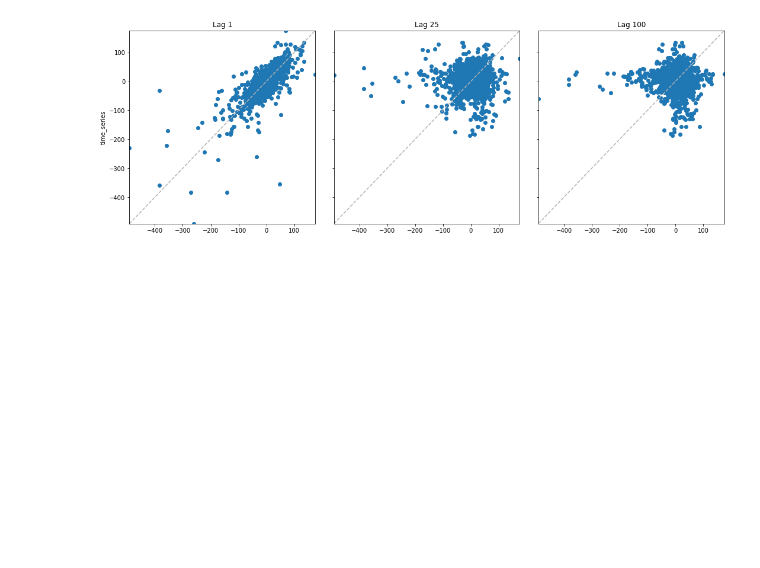
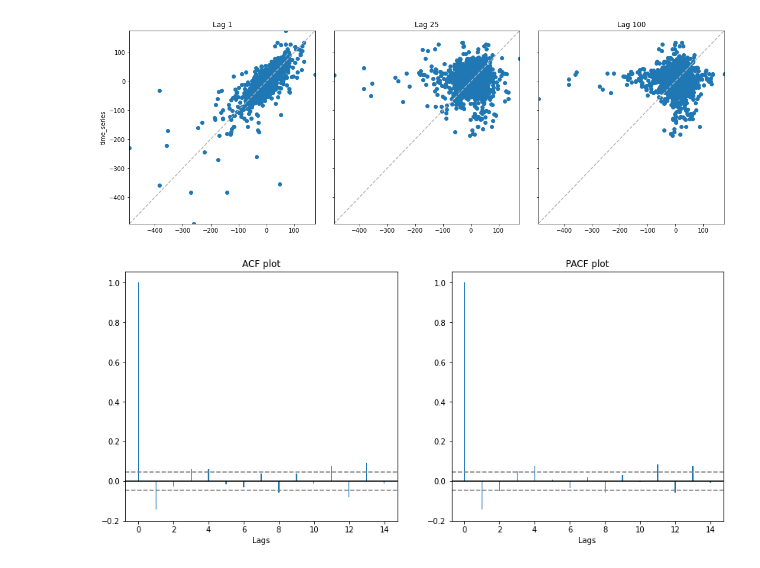
Before and after one commit to giotto-ai/giotto-time, a Jupyter notebook: examples/plots_import_example.ipynb, the cells around one changed output. Cells and saved outputs as stored; diff of their text form; code cells hidden in the pictures; blank space fills up the shorter version.

```diff
--- a/examples/Plots_import.ipynb
+++ b/examples/plots_import_example.ipynb
@@ -49,2 +49,12 @@ lagplot(df.diff(5), lags=[1, 25, 100])
 # %% [output]
 [figure]
+# %%
+# ACF plots
+returns = (df.diff() / df).dropna()
+fig = plt.figure(figsize=(14, 6))
+a1 = fig.add_subplot(121, title='ACF plot')
+acf_plot(returns, max_lags=15, ax=a1)
+a2 = fig.add_subplot(122, title='PACF plot')
+acf_plot(returns, max_lags=15, ax=a2, partial=True);
+# %% [output]
+[figure, added]
```
Also changed, not shown: parts of 5 cells of this notebook, 4 other files.
